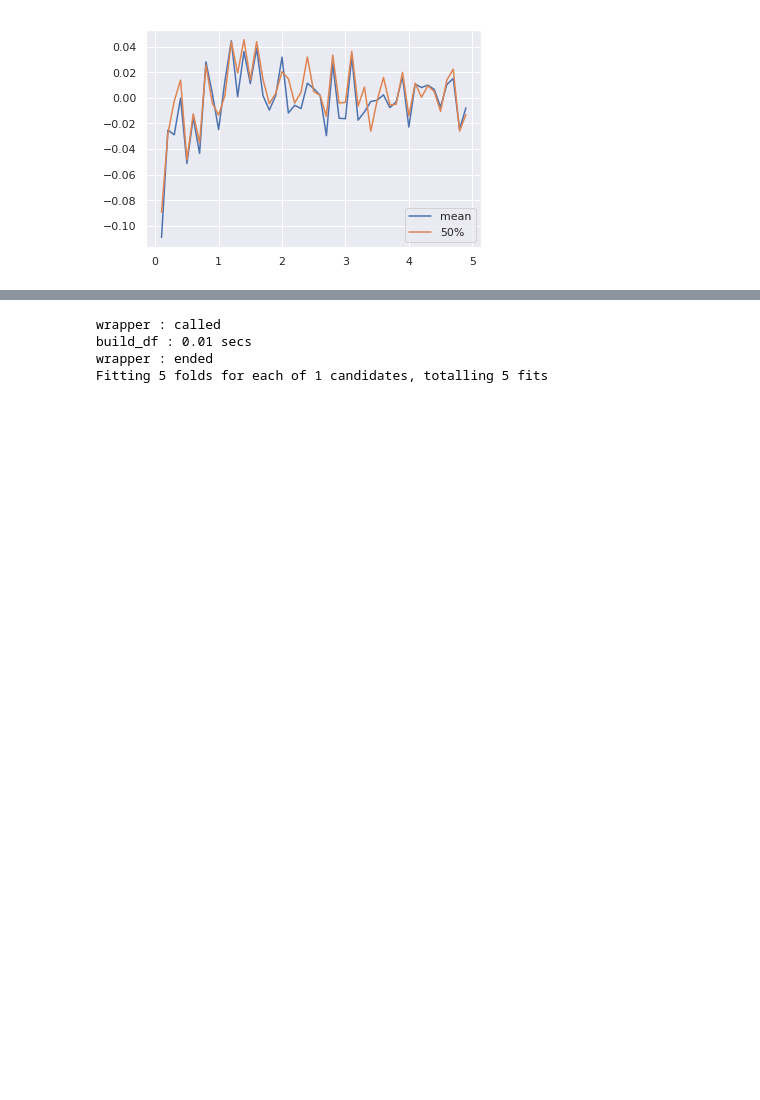
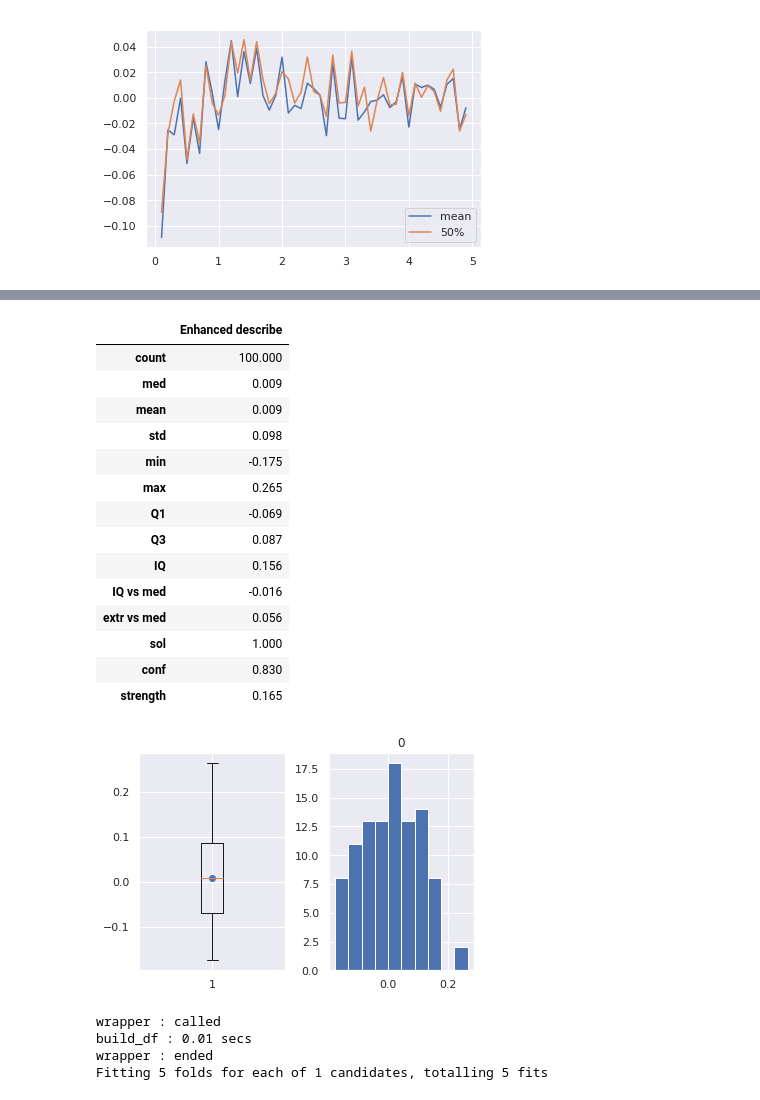
Before and after one commit to AlexandreGazagnes/Driven-Data-Blood-Donations, a Jupyter notebook: kernels/final_notebook.ipynb, the cells around one changed output, grey strips where cells are left out. Saved outputs shown, nothing was run; the diff lists cells and outputs as text; code cells hidden in the pictures; blank space fills up the shorter version.

```diff
--- a/kernels/final_notebook.ipynb
+++ b/kernels/final_notebook.ipynb
@@ -1065,3 +1016,77 @@ ma-mi vs med :  -0.103
+# %%
+def enhanced_describe(results):
+
+    _results = results.describe()
+    _min, Q1, _med, Q3, _max = _results["min"], _results["25%"], _results["50%"], _results["75%"], _results["max"]
+    _mean = _results["mean"]
+    _count = _results["count"]
+    _std = _results["std"]
+
+    Q1_Q3_vs_med = round((Q3 - med) - (med -Q1),3)
+    ma_mi_vs_med = round((_max - med) - (med -_min),3)
+
+    ind  = 6
+    conf = 0
+
+    if (round(_results["mean"],3) >0)  : conf += 1
+    if (round(_results["mean"],3) <0)  : conf -= 1
+
+    if (round(_results["50%"],3) >0)  : conf += 1
+    if (round(_results["50%"],3) <0)  : conf -= 1
+
+    if ( (round(_results["50%"],3) >0) and (round(_results["mean"],3) >0)) : conf += 1
+    if ( (round(_results["50%"],3) <0) and (round(_results["mean"],3) <0))  : conf -= 1
+
+    if round((Q3 - med) - (med -Q1),3) >0 : conf += 1
+    if round((Q3 - med) - (med -Q1),3) <0 : conf += 1
+
+    if round((_max - med) - (med -_min),3) >0 : conf += 1
+    if round((_max - med) - (med -_min),3) <0 : conf -= 1
+
+    if ( (round((_max - med) - (med -_min),3) >0) and (round((Q3 - med) - (med -Q1),3) >0)) :  conf += 1
+    if ( (round((_max - med) - (med -_min),3) <0) and (round((Q3 - med) - (med -Q1),3) <0))  : conf -= 1
+
+
+    sol = _count/100
+    conf = round(conf /ind ,2)
+    strength = pd.Series( [ med/0.1, _mean/0.1, Q1_Q3_vs_med/0.1, ma_mi_vs_med/0.1]).mean()
+
+
+    output = pd.Series([_count, _med, _mean, _std, _min, _max, Q1, Q3, Q3-Q1, Q1_Q3_vs_med,ma_mi_vs_med, sol, conf, strength],
+                           index = ["count", "med", "mean", "std", "min", "max", "Q1", "Q3", "IQ", "IQ vs med", "extr vs med", "sol", "conf", "strength"])
+
+    output = output.round(3)
+    output = pd.DataFrame({"Enhanced describe" : output}, index = output.index)
+
+    # graph
+    fig, axes = plt.subplots(1,2)
+    axes[0].boxplot(results)
+    axes[0].scatter(1, results.mean())
+    pd.DataFrame(results).hist(ax=axes[1])
+
+    return output
+
+####
+
+
+enhanced_describe(results)
+# %% [output]
+|  | Enhanced describe |
+| count | 100.000 |
+| med | 0.009 |
+| mean | 0.009 |
+| std | 0.098 |
+| min | -0.175 |
+| max | 0.265 |
+| Q1 | -0.069 |
+| Q3 | 0.087 |
+| IQ | 0.156 |
+| IQ vs med | -0.016 |
+| extr vs med | 0.056 |
+| sol | 1.000 |
+| conf | 0.830 |
+| strength | 0.165 |
+[figure, added]
 # %%
 # conclusion
 
```
Also changed, not shown: parts of 2 cells of this notebook.
